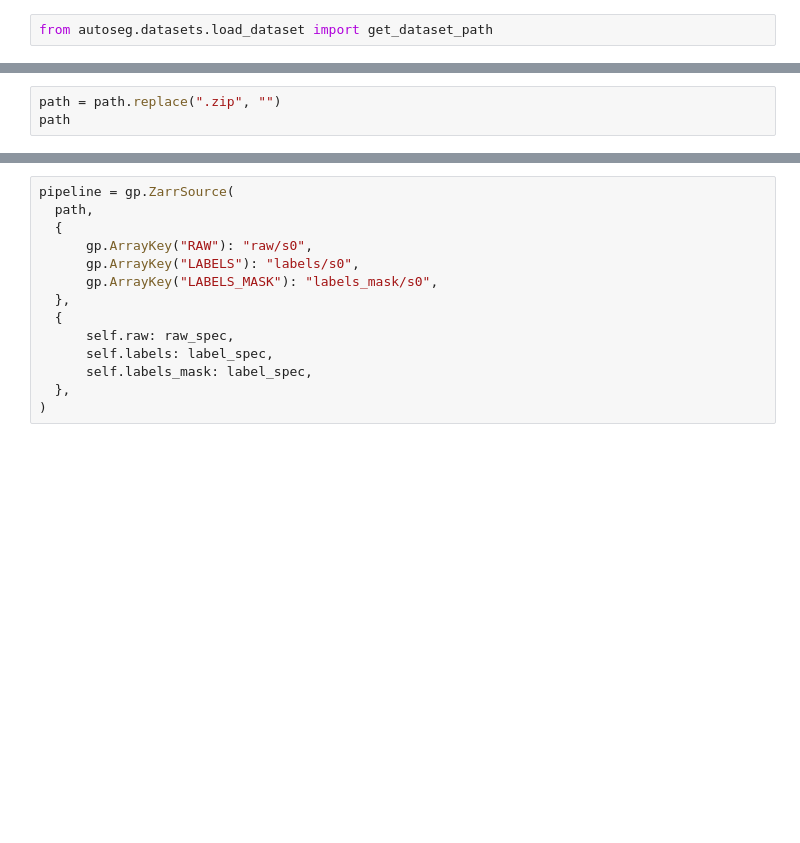
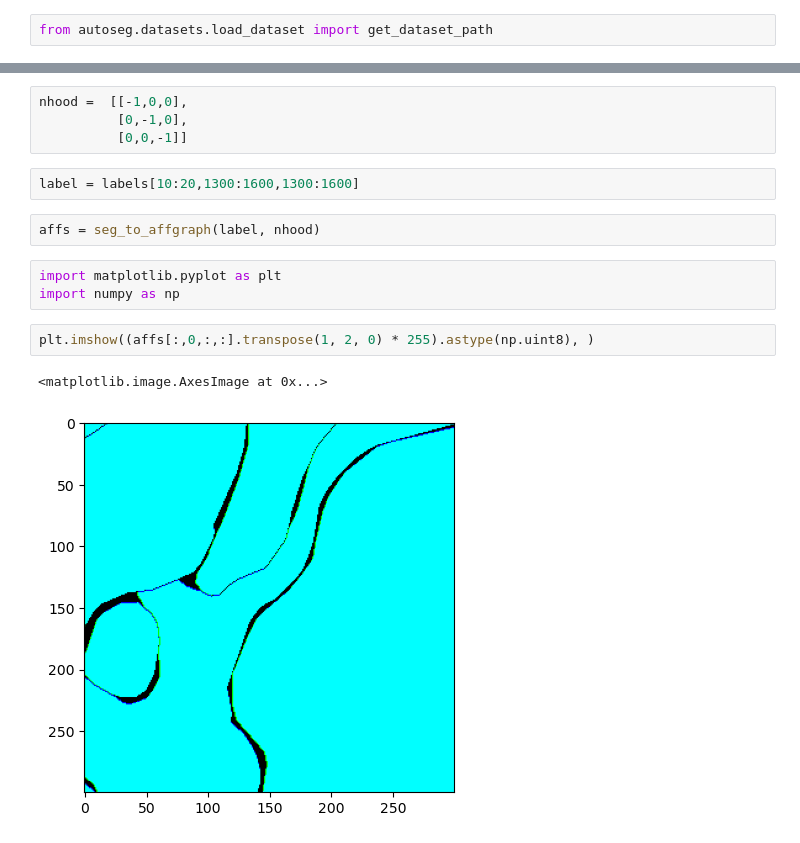
Before and after one commit to anforsm/autoseg, a Jupyter notebook: src/autoseg/labels_to_affs.ipynb, the cells around one changed output, grey strips where cells are left out. Saved outputs shown, nothing was run; the diff lists cells and outputs as text; blank space fills up the shorter version.

Commit message:
visualization, dentate skel, updated pred/postproc/eval conf

```diff
--- a/src/autoseg/labels_to_affs.ipynb
+++ b/src/autoseg/labels_to_affs.ipynb
@@ -18,3 +14,0 @@ path = str(path)
-# %%
-path = path.replace(".zip", "")
-path
@@ -29,14 +21,16 @@ import gunpowder as gp
-# %%
-pipeline = gp.ZarrSource(
-  path,
-  {
-      gp.ArrayKey("RAW"): "raw/s0",
-      gp.ArrayKey("LABELS"): "labels/s0",
-      gp.ArrayKey("LABELS_MASK"): "labels_mask/s0",
-  },
-  {
-      self.raw: raw_spec,
-      self.labels: label_spec,
-      self.labels_mask: label_spec,
-  },
-)
+# %%
+nhood =  [[-1,0,0],
+          [0,-1,0],
+          [0,0,-1]]
+# %%
+label = labels[10:20,1300:1600,1300:1600]
+# %%
+affs = seg_to_affgraph(label, nhood)
+# %%
+import matplotlib.pyplot as plt
+import numpy as np
+# %%
+plt.imshow((affs[:,0,:,:].transpose(1, 2, 0) * 255).astype(np.uint8), )
+# %% [output]
+<matplotlib.image.AxesImage at 0x...>
+[figure, added]
```
Also changed, not shown: parts of 9 cells of this notebook, 23 other files.
